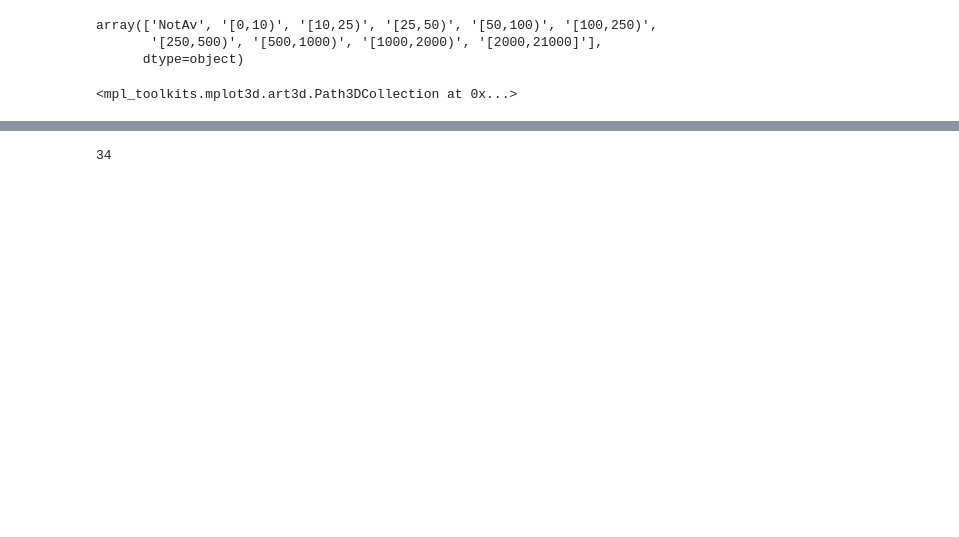
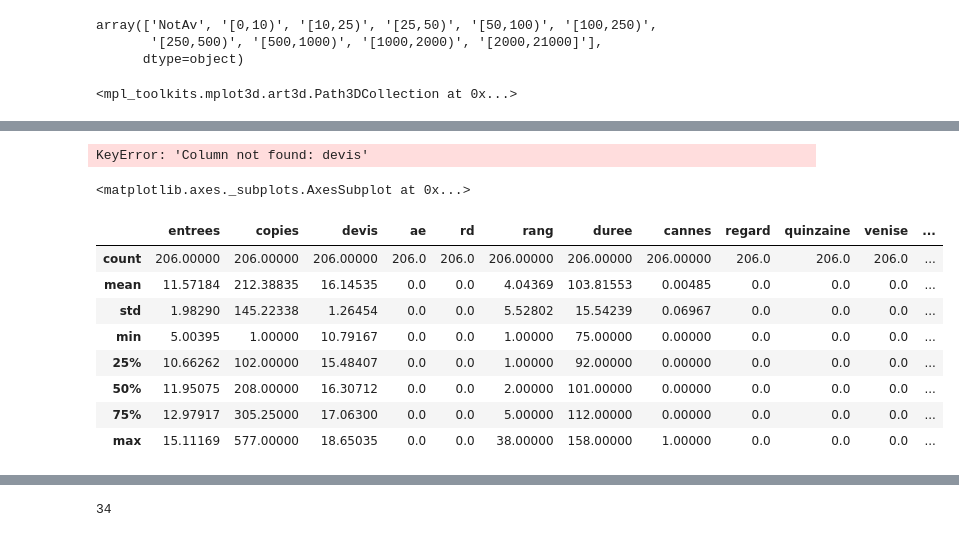
Before and after one commit to Aquachoc/Cinema-statapp, a Jupyter notebook: STATAPP.ipynb, the cells around one changed output, grey strips where cells are left out. Saved outputs shown, nothing was run; the diff lists cells and outputs as text; code cells hidden in the pictures; blank space fills up the shorter version.

```diff
--- a/STATAPP.ipynb
+++ b/STATAPP.ipynb
@@ -478,0 +500,7 @@ cluster = AgglomerativeClustering(n_clusters=4).fit_predict(mcaa.iloc[:, 1:])
+# %%
+inter = CINE.copy(1)
+inter.insert(1, "cluster", cluster)
+desc2 = inter.dropna()
+desc2.entrees = np.log(desc2.entrees+1)
+#desc2.cluster = desc2.cluster.apply(lambda x: x if x !=3 else 1)
+desc2.cluster = desc2.cluster.apply(lambda x: cols[x])
@@ -478,0 +517,4 @@ cluster = AgglomerativeClustering(n_clusters=4).fit_predict(mcaa.iloc[:, 1:])
+# %%
+desc2[["entrees", "ae", "genre", "cluster", "critlegit", "copies"]].boxplot("devis", by = ["cluster"])
+# %% [output]
+KeyError: 'Column not found: devis'
@@ -478,0 +524,22 @@ cluster = AgglomerativeClustering(n_clusters=4).fit_predict(mcaa.iloc[:, 1:])
+# %%
+desc2.devis = np.log(desc2.devis)
+# %%
+desc2[["entrees", "ae", "genre", "cluster", "devis", "critlegit", "copies", "critpopu"]].boxplot("critpopu", by = ["cluster"])
+# %% [output]
+<matplotlib.axes._subplots.AxesSubplot at 0x...>
+# %%
+inte = filtr(desc2, "cluster", "red")
+# %%
+inte = filtr(inte, "ae", 0)
+# %%
+inte.describe()
+# %% [output]
+|  | entrees | copies | devis | ae | rd | rang | duree | cannes | regard | quinzaine | venise | ... |
+| count | 206.00000 | 206.00000 | 206.00000 | 206.0 | 206.0 | 206.00000 | 206.00000 | 206.00000 | 206.0 | 206.0 | 206.0 | ... |
+| mean | 11.57184 | 212.38835 | 16.14535 | 0.0 | 0.0 | 4.04369 | 103.81553 | 0.00485 | 0.0 | 0.0 | 0.0 | ... |
+| std | 1.98290 | 145.22338 | 1.26454 | 0.0 | 0.0 | 5.52802 | 15.54239 | 0.06967 | 0.0 | 0.0 | 0.0 | ... |
+| min | 5.00395 | 1.00000 | 10.79167 | 0.0 | 0.0 | 1.00000 | 75.00000 | 0.00000 | 0.0 | 0.0 | 0.0 | ... |
+| 25% | 10.66262 | 102.00000 | 15.48407 | 0.0 | 0.0 | 1.00000 | 92.00000 | 0.00000 | 0.0 | 0.0 | 0.0 | ... |
+| 50% | 11.95075 | 208.00000 | 16.30712 | 0.0 | 0.0 | 2.00000 | 101.00000 | 0.00000 | 0.0 | 0.0 | 0.0 | ... |
+| 75% | 12.97917 | 305.25000 | 17.06300 | 0.0 | 0.0 | 5.00000 | 112.00000 | 0.00000 | 0.0 | 0.0 | 0.0 | ... |
+| max | 15.11169 | 577.00000 | 18.65035 | 0.0 | 0.0 | 38.00000 | 158.00000 | 1.00000 | 0.0 | 0.0 | 0.0 | ... |
```
Also changed, not shown: parts of 31 cells of this notebook, 11 other files.
